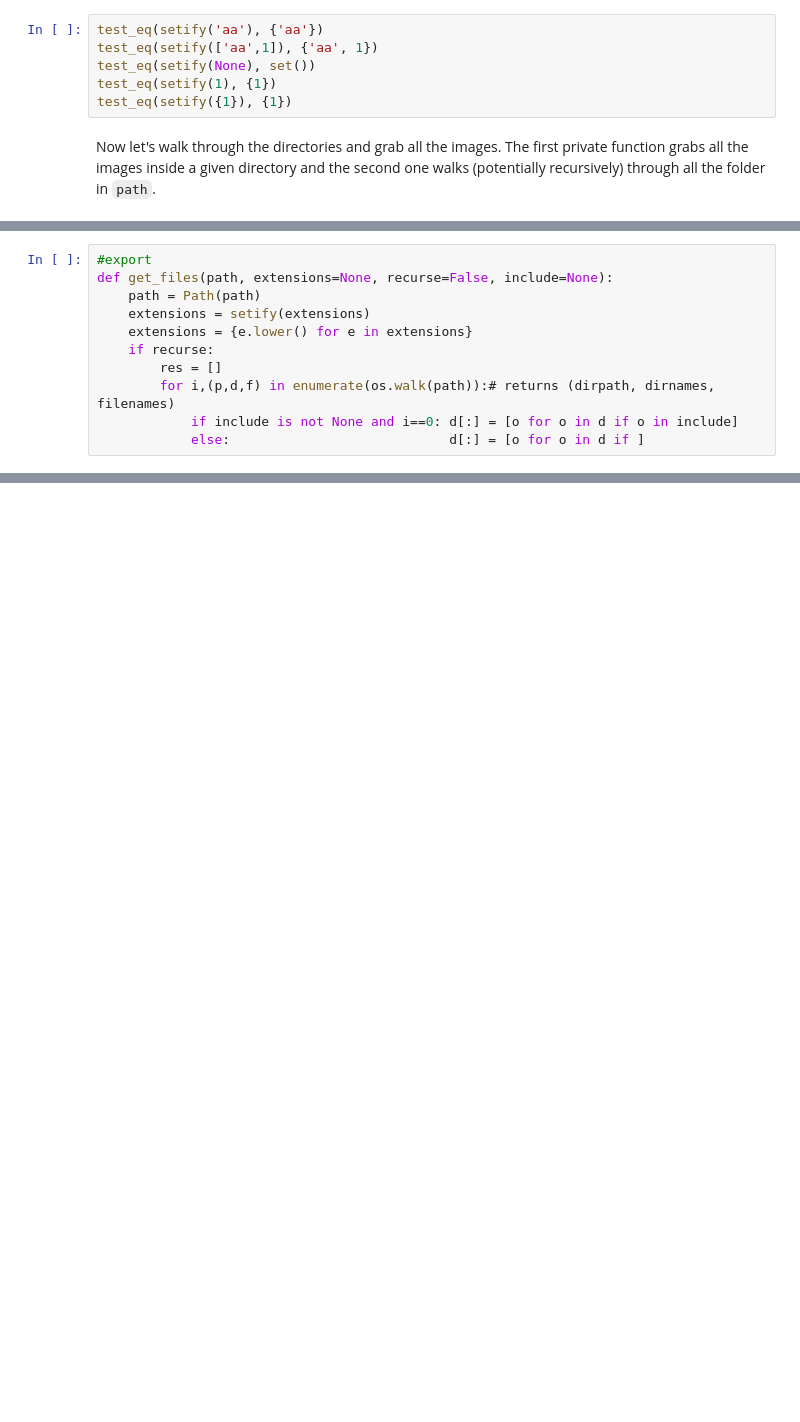
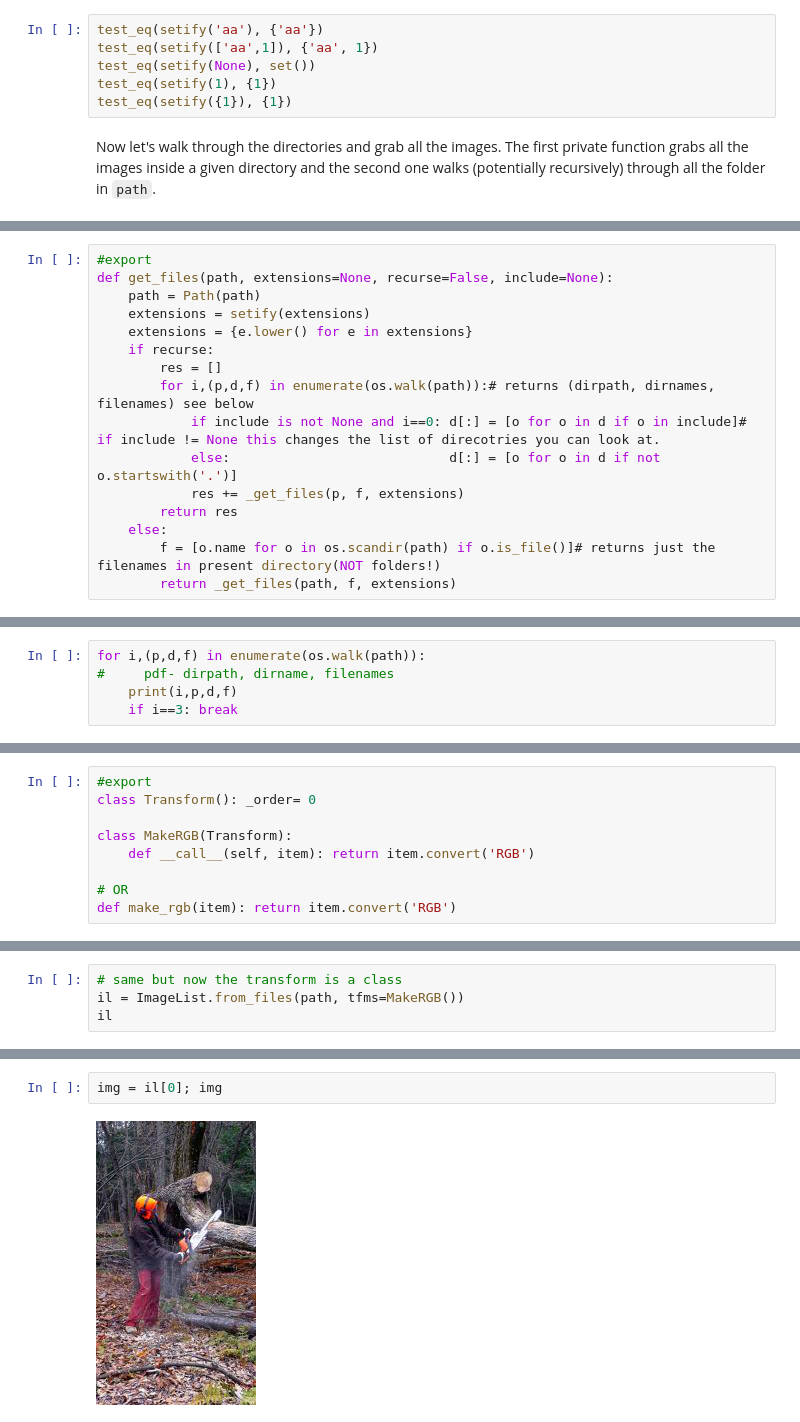
Before and after one commit to prats0599/fastaipart2-mooc-notes, a Jupyter notebook: 08_mydatablock.ipynb, the cells around one changed output, grey strips where cells are left out. Cells and saved outputs as stored; diff of their text form; blank space fills up the shorter version.

```diff
--- a/08_mydatablock.ipynb
+++ b/08_mydatablock.ipynb
@@ -92,6 +150,11 @@ def get_files(path, extensions=None, recurse=False, include=None):
     extensions = {e.lower() for e in extensions}
     if recurse:
         res = []
-        for i,(p,d,f) in enumerate(os.walk(path)):# returns (dirpath, dirnames, filenames)
-            if include is not None and i==0: d[:] = [o for o in d if o in include]
-            else:                            d[:] = [o for o in d if ]
+        for i,(p,d,f) in enumerate(os.walk(path)):# returns (dirpath, dirnames, filenames) see below
+            if include is not None and i==0: d[:] = [o for o in d if o in include]# if include != None this changes the list of direcotries you can look at.
+            else:                            d[:] = [o for o in d if not o.startswith('.')]
+            res += _get_files(p, f, extensions)
+        return res
+    else:
+        f = [o.name for o in os.scandir(path) if o.is_file()]# returns just the filenames in present directory(NOT folders!)
+        return _get_files(path, f, extensions)
@@ -97,0 +177,5 @@ def get_files(path, extensions=None, recurse=False, include=None):
+# %%
+for i,(p,d,f) in enumerate(os.walk(path)):
+#     pdf- dirpath, dirname, filenames
+    print(i,p,d,f)
+    if i==3: break
@@ -97,0 +260,9 @@ def get_files(path, extensions=None, recurse=False, include=None):
+# %%
+#export
+class Transform(): _order= 0
+
+class MakeRGB(Transform):
+    def __call__(self, item): return item.convert('RGB')
+
+# OR
+def make_rgb(item): return item.convert('RGB')
@@ -97,0 +276,4 @@ def get_files(path, extensions=None, recurse=False, include=None):
+# %%
+# same but now the transform is a class
+il = ImageList.from_files(path, tfms=MakeRGB())
+il
@@ -97,0 +284,4 @@ def get_files(path, extensions=None, recurse=False, include=None):
+# %%
+img = il[0]; img
+# %% [output]
+[figure, added]
```
Also changed, not shown: parts of 109 cells of this notebook, 3 other files.
